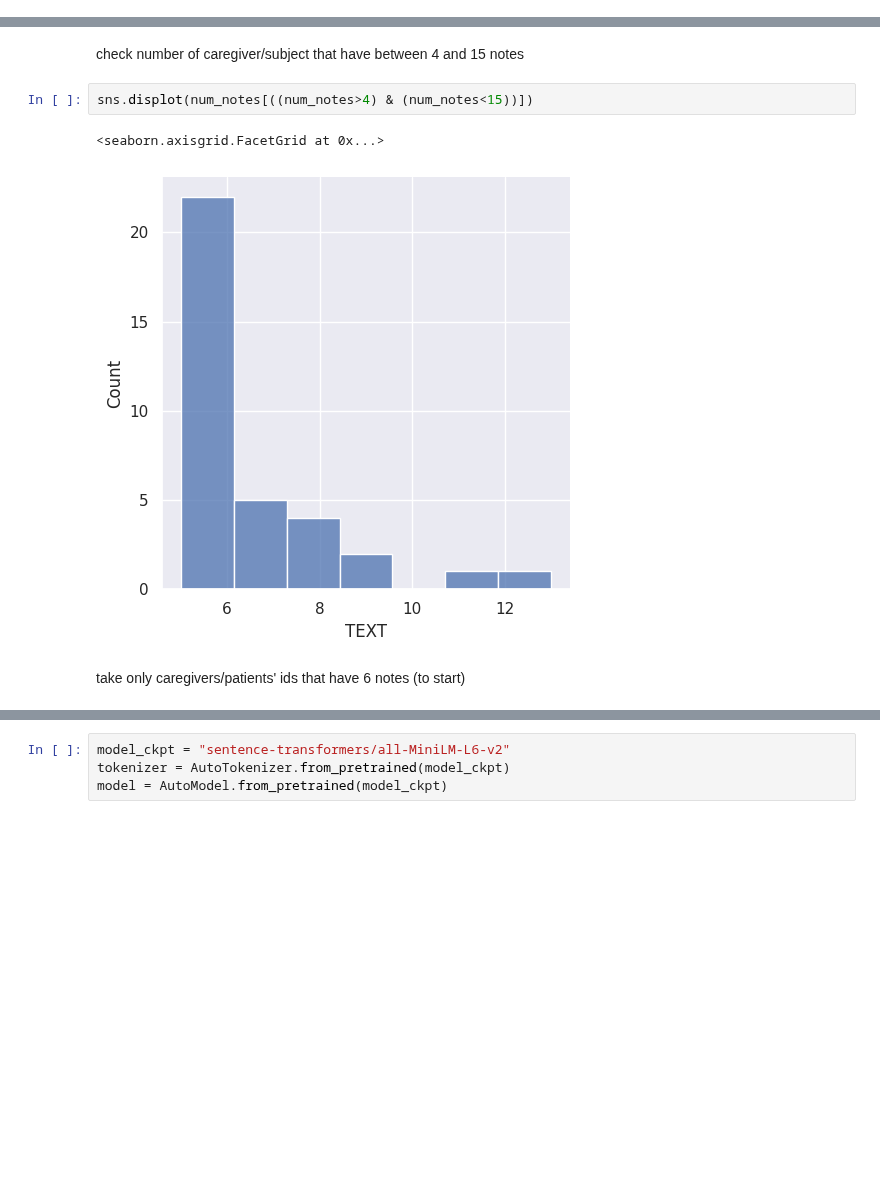
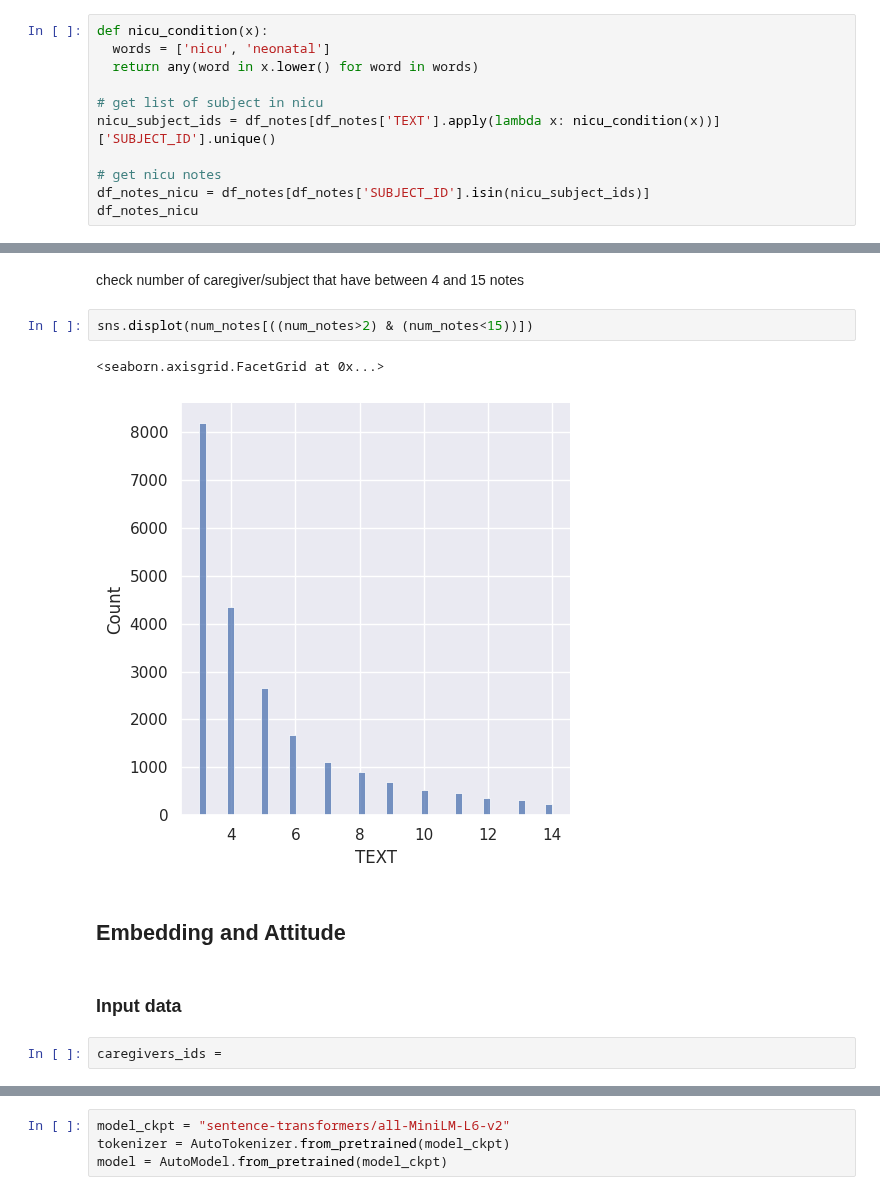
Before and after one commit to tanoManzo/mimic_trajectories, a Jupyter notebook: MIMIC_TRAJECTORY_embeddings_02_collect_data.ipynb, the cells around one changed output, grey strips where cells are left out. Cells and saved outputs as stored; diff of their text form; blank space fills up the shorter version.

Commit message:
get data for one cg multiple subjects

```diff
--- a/MIMIC_TRAJECTORY_embeddings_02_collect_data.ipynb
+++ b/MIMIC_TRAJECTORY_embeddings_02_collect_data.ipynb
@@ -74,0 +44,11 @@ df_notes_nicu
+# %%
+def nicu_condition(x):
+  words = ['nicu', 'neonatal']
+  return any(word in x.lower() for word in words)
+
+# get list of subject in nicu
+nicu_subject_ids = df_notes[df_notes['TEXT'].apply(lambda x: nicu_condition(x))]['SUBJECT_ID'].unique()
+
+# get nicu notes
+df_notes_nicu = df_notes[df_notes['SUBJECT_ID'].isin(nicu_subject_ids)]
+df_notes_nicu
@@ -93,9 +87,13 @@ number of notes: min=1, max=15, mean=2.0024271844660193,  median=1.0
 # %% [markdown]
 check number of caregiver/subject that have between 4 and 15 notes
 # %%
-sns.displot(num_notes[((num_notes>4) & (num_notes<15))])
+sns.displot(num_notes[((num_notes>2) & (num_notes<15))])
 # %% [output]
 <seaborn.axisgrid.FacetGrid at 0x...>
-[figure, old version]
+[figure, new version]
-# %% [markdown]
-take only caregivers/patients' ids that have 6 notes (to start)
+# %% [markdown]
+## Embedding and Attitude
+# %% [markdown]
+### Input data
+# %%
+caregivers_ids =
```
Also changed, not shown: parts of 33 cells of this notebook.
